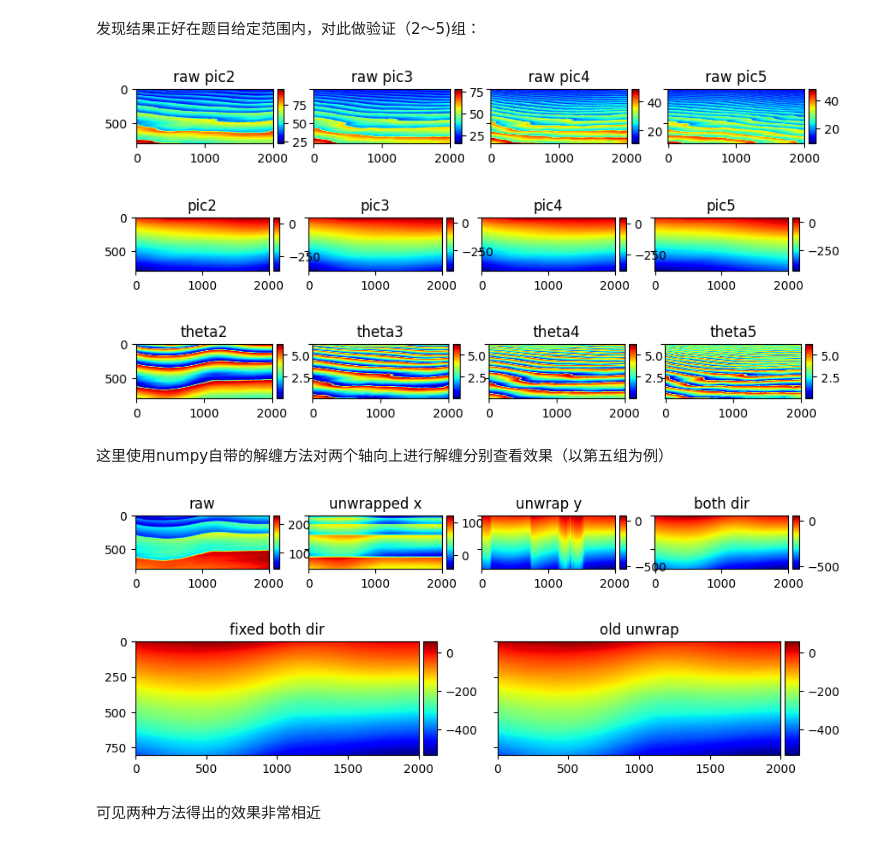
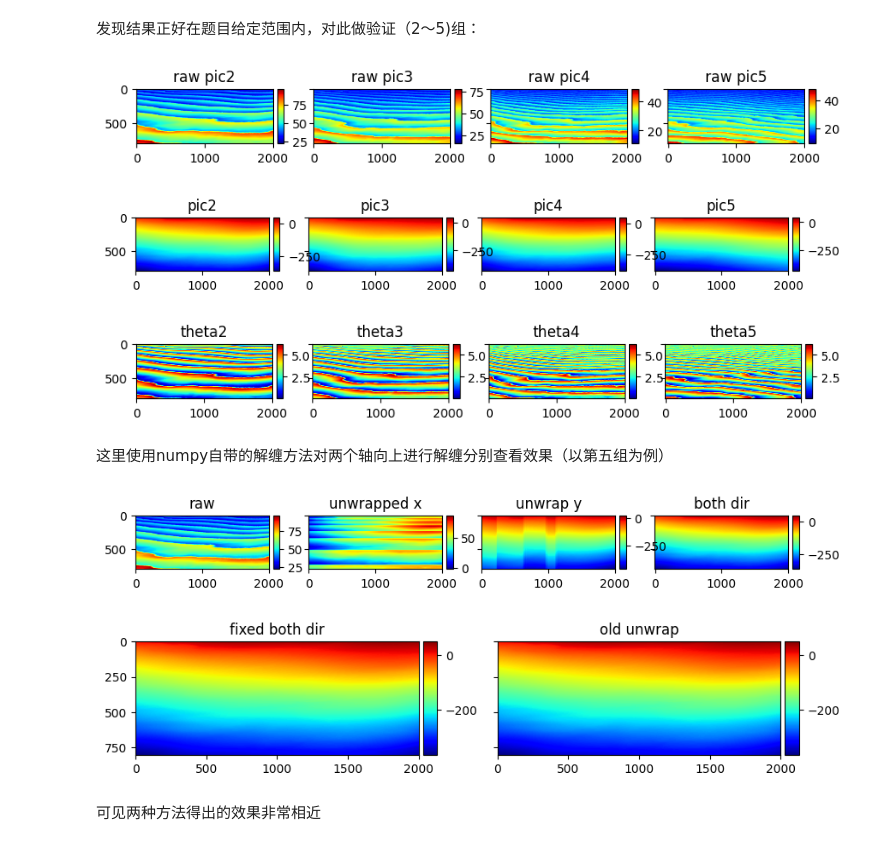
Before and after one commit to BlingCc233/project_A, a Jupyter notebook: nostack.ipynb, the cells around one changed output. Drawn from its saved outputs; the diff is of its cells as text; code cells hidden in the pictures.

```diff
--- a/nostack.ipynb
+++ b/nostack.ipynb
@@ -245,46 +245,46 @@ for o in range(1, 5):
 
 plot(raw_pic(1), raw_pic(2), raw_pic(3), raw_pic(4), titles=[f"raw pic{i+1}" for i in range(1, 5)])
 plot(results[0], results[1], results[2], results[3], titles=[f"pic{i+1}" for i in range(1, 5)])
-plot(df_theta[0], df_theta[1], df_theta[2], df_theta[3], titles=[f"theta{i+1}" for i in range(1, 5)])
+plot(df_theta[1], df_theta[2], df_theta[3], df_theta[4], titles=[f"theta{i+1}" for i in range(1, 5)])
 # %% [output]
 [figure]
 [figure]
-[figure, old version]
+[figure, new version]
 # %% [markdown]
 这里使用numpy自带的解缠方法对两个轴向上进行解缠分别查看效果（以第五组为例）
 # %%
-theta = np.array(df_theta[0])
-k4 = np.array(df_k[0])
+theta = np.array(df_theta[1])
+k4 = np.array(df_k[1])
 
 # 使用numpy的unwrap函数对theta进行处理
 # 默认情况下，unwrap会沿着最后一个轴处理，对于二维矩阵来说，就是沿着每一行处理
 # 如果你想沿着其他轴处理，可以使用axis参数
 phix = np.unwrap(theta, axis=1)
 phiy = np.unwrap(theta, axis=0)
 phi = (np.unwrap(phix, axis=0))
 
 results = np.zeros((3 ,num_rows, num_cols))
 
 
 for i in range(3):
     if not i:
         results[i] = -1 * phix / k4
         continue
     elif i % 2:
         results[i] = -1 * phiy / k4
     elif not i % 2:
         results[i] = -1 * phi / k4
 
-plot(raw_pic(0), results[0], results[1], results[2], titles=["raw" , "unwrapped x" ,"unwrap y", "both dir"])
+plot(raw_pic(1), results[0], results[1], results[2], titles=["raw" , "unwrapped x" ,"unwrap y", "both dir"])
 
 
 results[0] = -1 / k4 * unwrap_phase(theta)
 
 
 plot(results[2], results[0]  , titles=[ "fixed both dir", "old unwrap"])
 # %% [output]
-[figure, old version]
+[figure, new version]
-[figure, old version]
+[figure, new version]
 # %% [markdown]
 可见两种方法得出的效果非常相近
 # %% [markdown]
```
Also changed, not shown: parts of 20 cells of this notebook.
